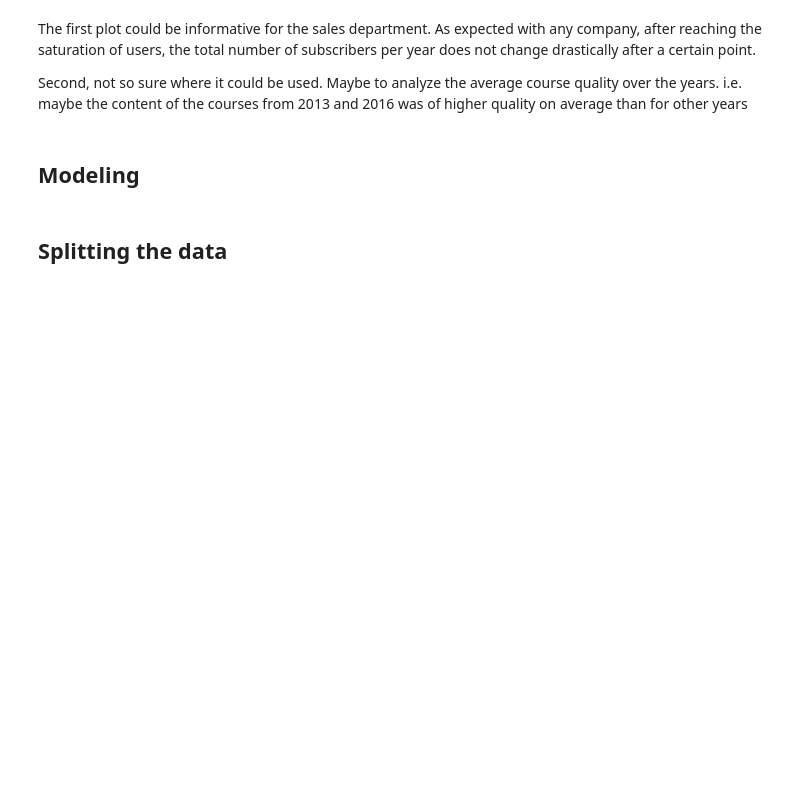
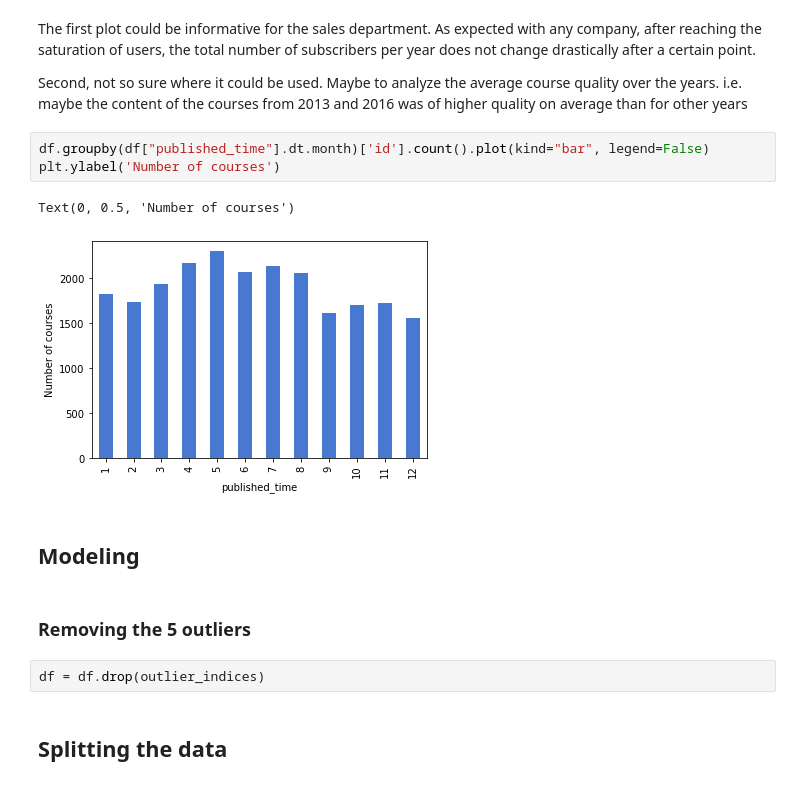
Before and after one commit to r-gg/bi-assignments, a Jupyter notebook: Assignment3/BI_Assignment3.ipynb, the cells around one changed output. Drawn from its saved outputs; the diff is of its cells as text; blank space fills up the shorter version.

```diff
--- a/Assignment3/BI_Assignment3.ipynb
+++ b/Assignment3/BI_Assignment3.ipynb
@@ -621,7 +607,17 @@ Text(0, 0.5, 'Average Number of subscribers')
 The first plot could be informative for the sales department. As expected with any company, after reaching the saturation of users, the total number of subscribers per year does not change drastically after a certain point.
 
 Second, not so sure where it could be used. Maybe to analyze the average course quality over the years. i.e. maybe the content of the courses from 2013 and 2016 was of higher quality on average than for other years
+# %%
+df.groupby(df["published_time"].dt.month)['id'].count().plot(kind="bar", legend=False)
+plt.ylabel('Number of courses')
+# %% [output]
+Text(0, 0.5, 'Number of courses')
+[figure, added]
 # %% [markdown]
 ## Modeling
+# %% [markdown]
+### Removing the 5 outliers
+# %%
+df = df.drop(outlier_indices)
 # %% [markdown]
 ## Splitting the data
```
Also changed, not shown: parts of 57 cells of this notebook.
